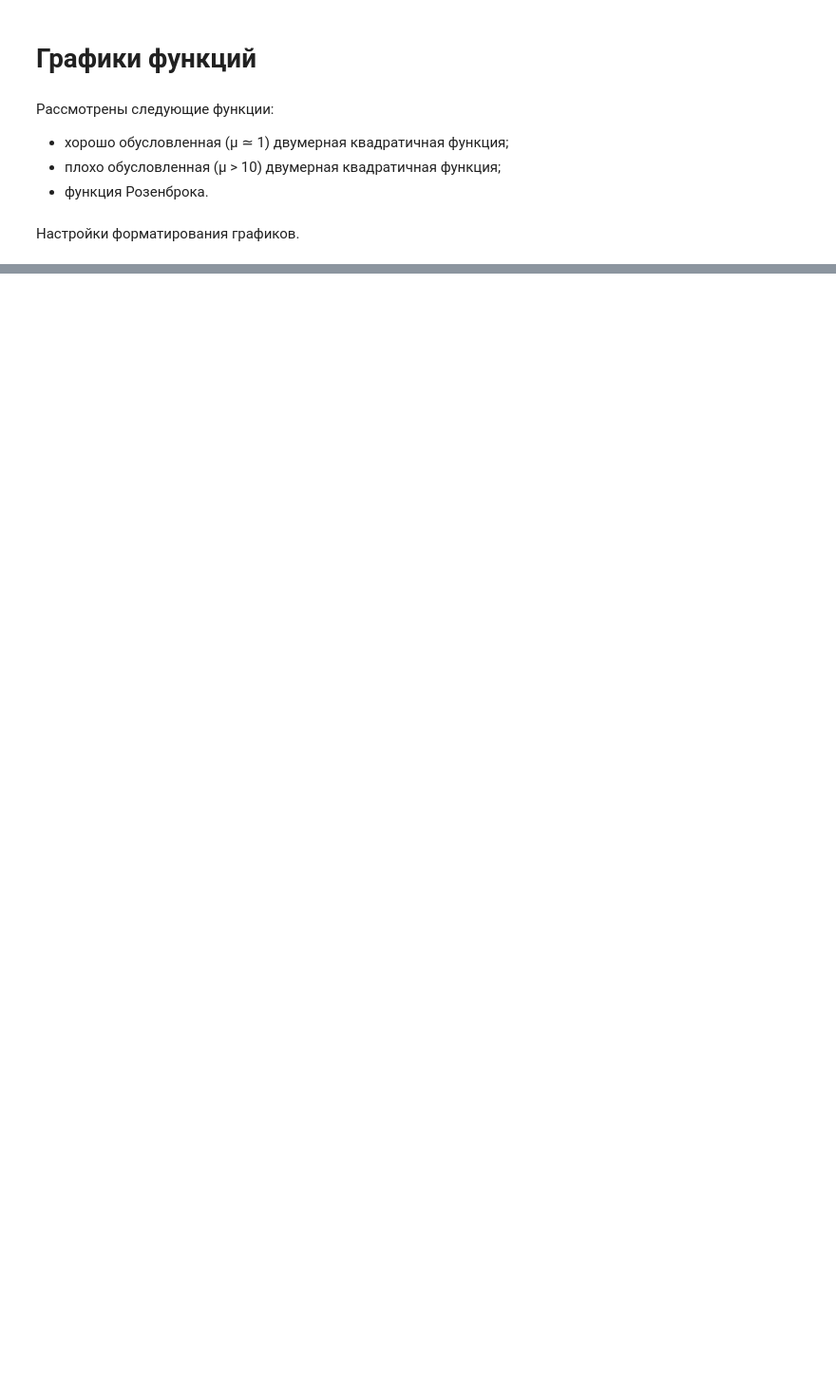
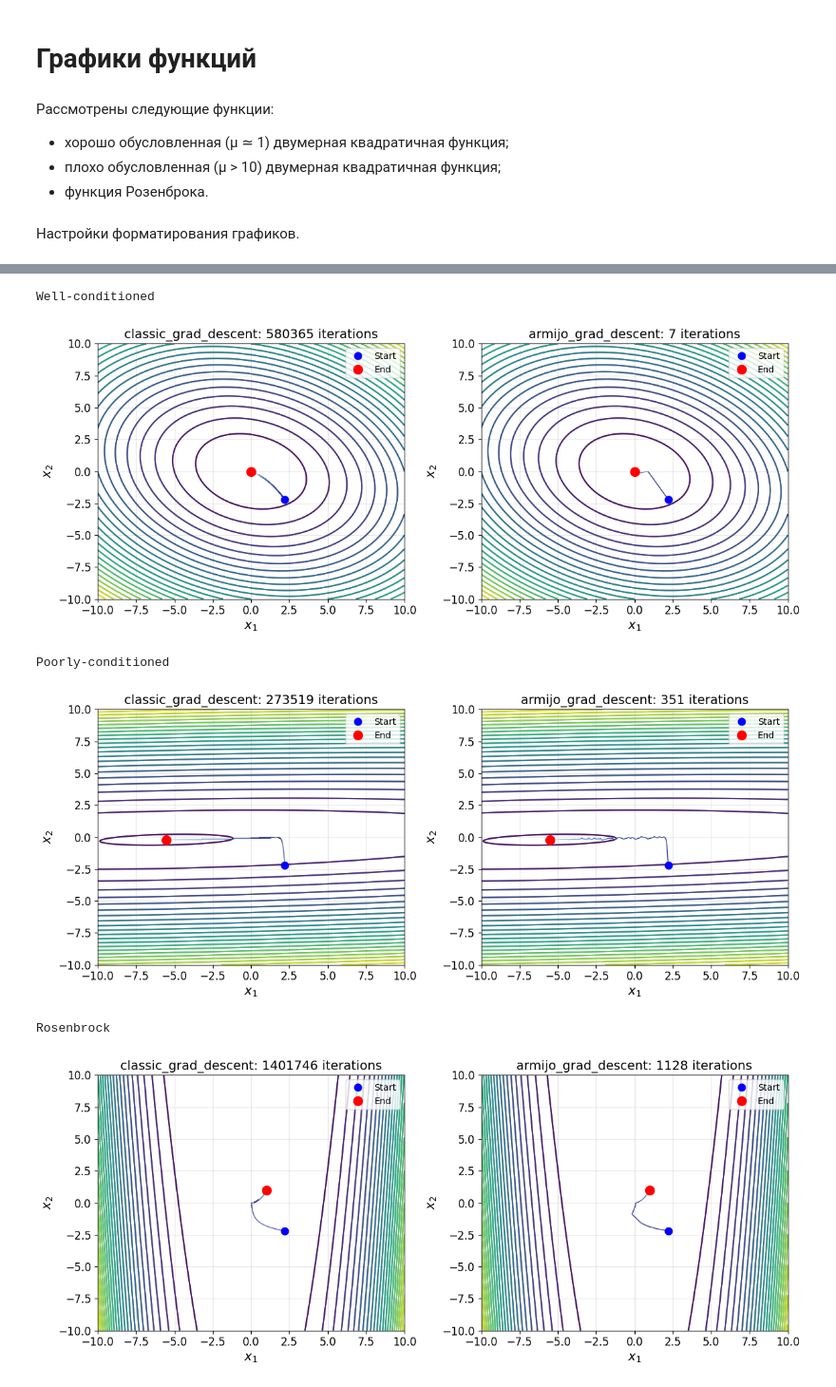
Before and after one commit to romangorbunov91/classic_grad, a Jupyter notebook: plots.ipynb, the cells around one changed output, grey strips where cells are left out. Shown at 95% size. Drawn from its saved outputs; the diff is of its cells as text; code cells hidden in the pictures; blank space fills up the shorter version.

```diff
--- a/plots.ipynb
+++ b/plots.ipynb
@@ -69,0 +112,41 @@ plt.show()
+# %%
+for ndx, z, func_lbl in zip(range(N_FUNC), Z, func_labels):
+    print(func_lbl)
+    fig, axs = plt.subplots(ncols=N_METHOD, nrows=1, figsize=(6*N_METHOD, 5))
+    for mdx, ax in enumerate(axs):
+        contour = ax.contour(X, Y, z, levels=25, colors='black', alpha=0.5)
+        ax.contour(X, Y, z, levels=25, cmap='viridis')
+        ax.set_xlabel('$x_1$', fontsize=user_fontsize)
+        ax.set_ylabel('$x_2$', fontsize=user_fontsize)
+        ax.set_title(method_names[mdx].__name__ + ': ' + str(iter_counter_arr[ndx,mdx]) + ' iterations', fontsize=user_fontsize)
+
+        # Подготовка сегментов для LineCollection
+        points = np.array([trajectory_arr[ndx,mdx][:, 0], trajectory_arr[ndx,mdx][:, 1]]).T.reshape(-1, 1, 2)
+        segments = np.concatenate([points[:-1], points[1:]], axis=1)
+
+        # Создание LineCollection с цветами, зависящими от индекса (шага)
+        lc = LineCollection(segments, cmap='RdYlBu_r', linewidth=1.0)
+        lc.set_array(np.linspace(0, 1, len(segments)))  # цвет от 0 (начало) до 1 (конец)
+        line = ax.add_collection(lc)
+
+        # Отмечаем точки
+        ax.plot(x_init[0], x_init[1], 'bo', markersize=8, label='Start')
+        ax.plot(x_optim_arr[ndx,mdx][0], x_optim_arr[ndx,mdx][1], 'ro', markersize=10, label='End')
+
+        ax.tick_params(axis='x', labelsize=user_tickfontsize)
+        ax.tick_params(axis='y', labelsize=user_tickfontsize)
+
+        ax.legend()
+        ax.grid(True, alpha=0.3)
+
+    # Шкала цветов.
+    #fig.colorbar(line, ax=axs[ndx], label='Progress from 0 to 1')
+    plt.tight_layout()
+    plt.show()
+# %% [output]
+Well-conditioned
+[figure, added]
+Poorly-conditioned
+[figure, added]
+Rosenbrock
+[figure, added]
```
Also changed, not shown: parts of 6 cells of this notebook, 2 other files.
